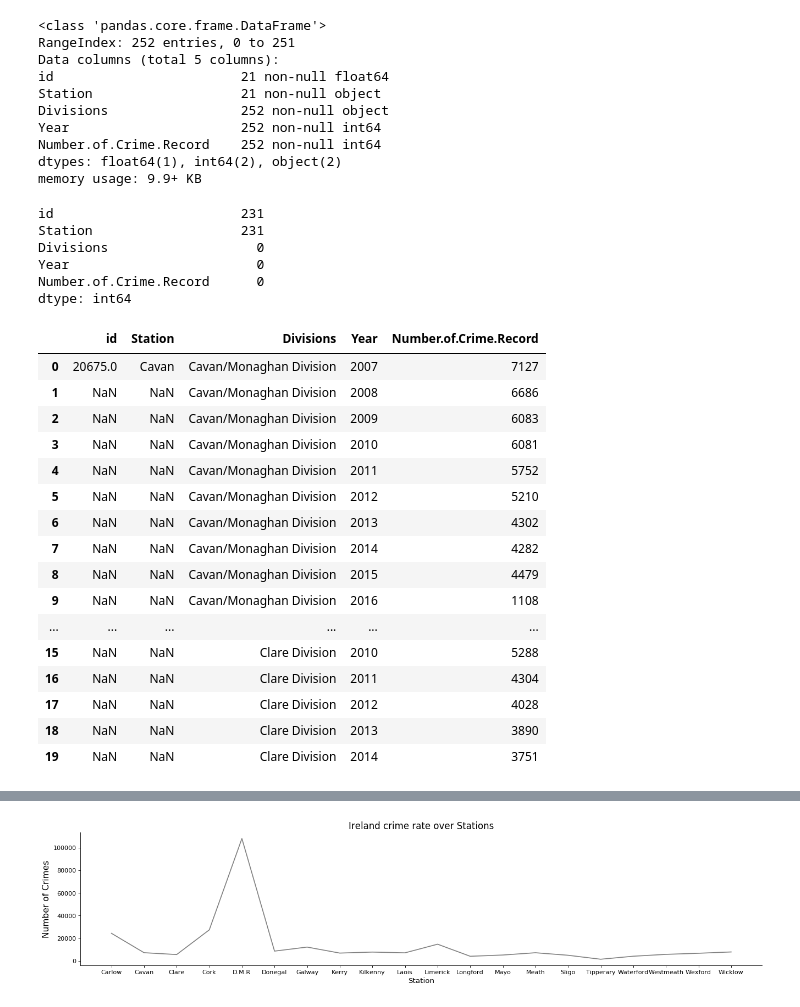
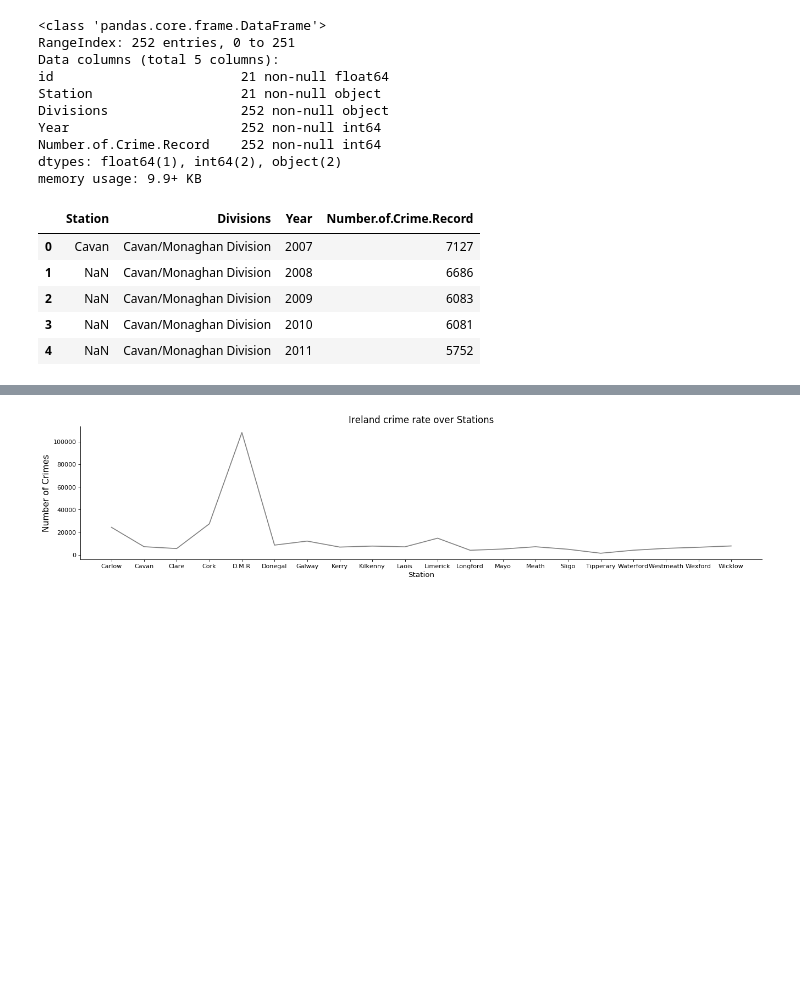
Before and after one commit to somya-anchalia/Data-Analytics-Projects, a Jupyter notebook: My projects/Code/crimes-at-ireland-analytics/crimes-at-ireland-analytics.ipynb, the cells around one changed output, grey strips where cells are left out. Cells and saved outputs as stored; diff of their text form; code cells hidden in the pictures; blank space fills up the shorter version.

```diff
--- a/My projects/Code/crimes-at-ireland-analytics/crimes-at-ireland-analytics.ipynb
+++ b/My projects/Code/crimes-at-ireland-analytics/crimes-at-ireland-analytics.ipynb
@@ -51,30 +40,13 @@ dtypes: float64(1), int64(2), object(2)
 memory usage: 9.9+ KB
 # %%
 Ireland_crime1.isnull().sum()
+Ireland_crime1 = Ireland_crime1.drop("id",axis = 1)
-# %% [output]
-id                        231
-Station                   231
-Divisions                   0
-Year                        0
-Number.of.Crime.Record      0
-dtype: int64
 # %%
-Ireland_crime1.head(20)
+Ireland_crime1.head()
 # %% [output]
-|  | id | Station | Divisions | Year | Number.of.Crime.Record |
-| 0 | 20675.0 | Cavan | Cavan/Monaghan Division | 2007 | 7127 |
-| 1 | NaN | NaN | Cavan/Monaghan Division | 2008 | 6686 |
-| 2 | NaN | NaN | Cavan/Monaghan Division | 2009 | 6083 |
-| 3 | NaN | NaN | Cavan/Monaghan Division | 2010 | 6081 |
-| 4 | NaN | NaN | Cavan/Monaghan Division | 2011 | 5752 |
-| 5 | NaN | NaN | Cavan/Monaghan Division | 2012 | 5210 |
-| 6 | NaN | NaN | Cavan/Monaghan Division | 2013 | 4302 |
-| 7 | NaN | NaN | Cavan/Monaghan Division | 2014 | 4282 |
-| 8 | NaN | NaN | Cavan/Monaghan Division | 2015 | 4479 |
-| 9 | NaN | NaN | Cavan/Monaghan Division | 2016 | 1108 |
-| ... | ... | ... | ... | ... | ... |
-| 15 | NaN | NaN | Clare Division | 2010 | 5288 |
-| 16 | NaN | NaN | Clare Division | 2011 | 4304 |
-| 17 | NaN | NaN | Clare Division | 2012 | 4028 |
-| 18 | NaN | NaN | Clare Division | 2013 | 3890 |
-| 19 | NaN | NaN | Clare Division | 2014 | 3751 |
+|  | Station | Divisions | Year | Number.of.Crime.Record |
+| 0 | Cavan | Cavan/Monaghan Division | 2007 | 7127 |
+| 1 | NaN | Cavan/Monaghan Division | 2008 | 6686 |
+| 2 | NaN | Cavan/Monaghan Division | 2009 | 6083 |
+| 3 | NaN | Cavan/Monaghan Division | 2010 | 6081 |
+| 4 | NaN | Cavan/Monaghan Division | 2011 | 5752 |
```
Also changed, not shown: parts of 13 cells of this notebook.
